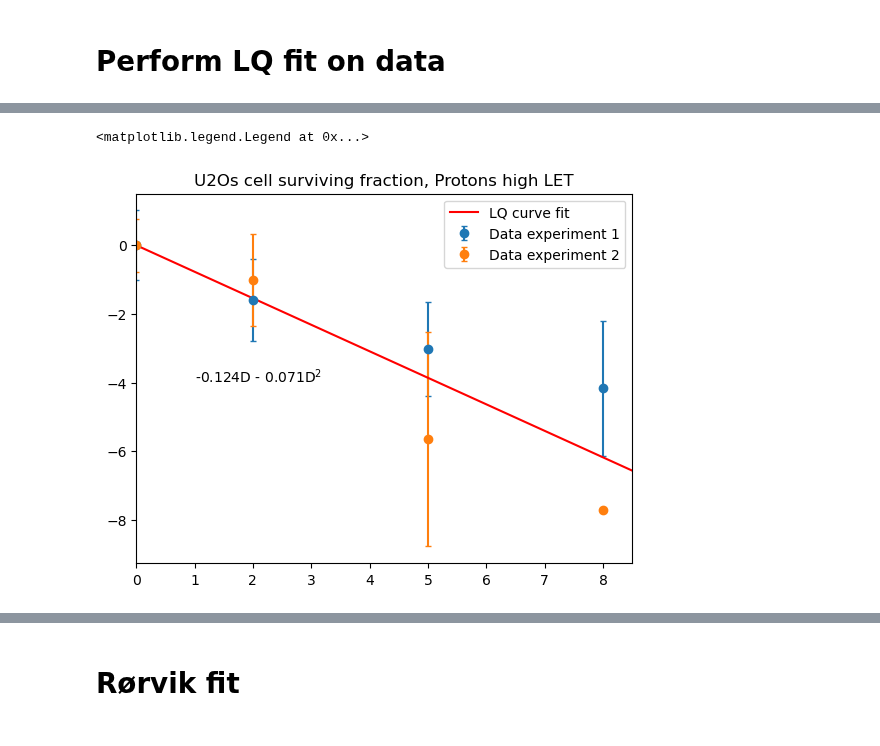
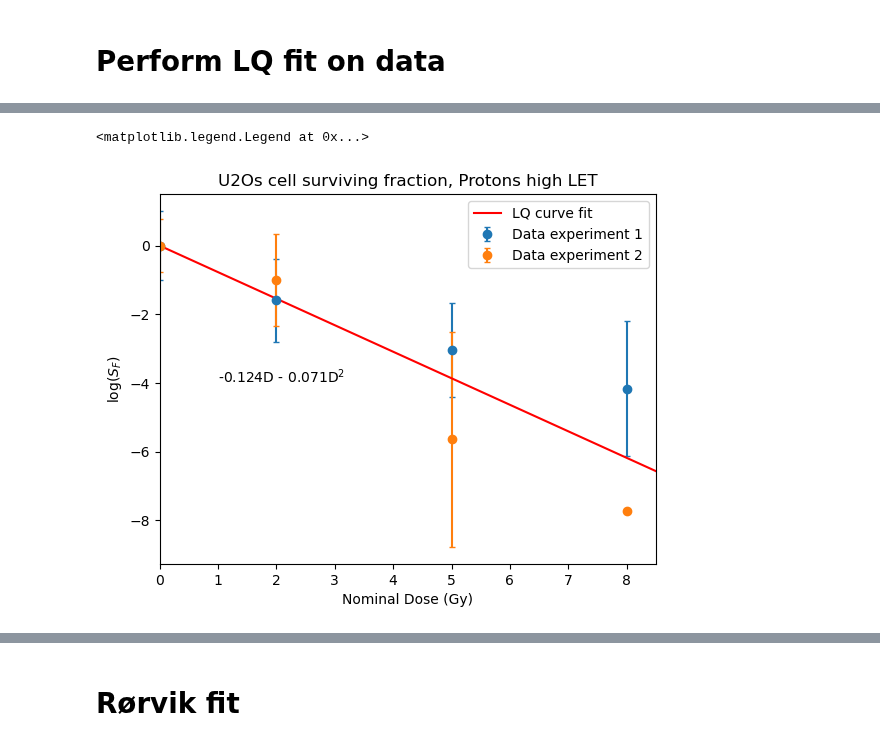
Before and after one commit to BrittHaanen15/Thesis_project, a Jupyter notebook: Python codes/Cell survival analysis aggregated data.ipynb, the cells around one changed output, grey strips where cells are left out. Drawn from its saved outputs; the diff is of its cells as text; code cells hidden in the pictures.

```diff
--- a/Python codes/Cell survival analysis aggregated data.ipynb
+++ b/Python codes/Cell survival analysis aggregated data.ipynb
@@ -197,16 +203,19 @@ plt.legend()
 # %%
 #Plot Protons Low
 for i in range(int(len(PH_survival)/len(PH_survival['Dose'].unique()))):
     data = PH_survival[(i*4):((i+1)*4)]
     plt.errorbar(data['Dose'], np.log(np.array(data['Survival'])), abs(np.log(data['Dev'])/2), label= f'Data experiment {i+1}', fmt='o', capsize=2)
+    #plt.scatter(data['Dose'], np.log(np.array(data['Survival'])), label= f'Data experiment {i+1}')
 plt.plot(np.linspace(0, 10, 100), LQ_func(np.linspace(0, 10, 100), params_ph[0], params_ph[1]), color='r', label='LQ curve fit')
 plt.title('U2Os cell surviving fraction, Protons high LET')
 plt.text(1, -4, f"-{round(params_pl[0],3)}D - {round(params_pl[1],3)}D$^2$")
 plt.xlim([0, 8.5])
+plt.xlabel('Nominal Dose (Gy)')
+plt.ylabel('log($S_F$)')
 plt.legend()
 # %% [output]
 <matplotlib.legend.Legend at 0x...>
-[figure, old version]
+[figure, new version]
 # %%
 #Plot them all together
 plt.errorbar(X_survival['Dose'], np.log(np.array(X_survival['Survival'])), abs(np.log(X_survival['Dev'])/2), label='X-rays', color='b', fmt='o', capsize=2)
```
Also changed, not shown: parts of 4 cells of this notebook.
